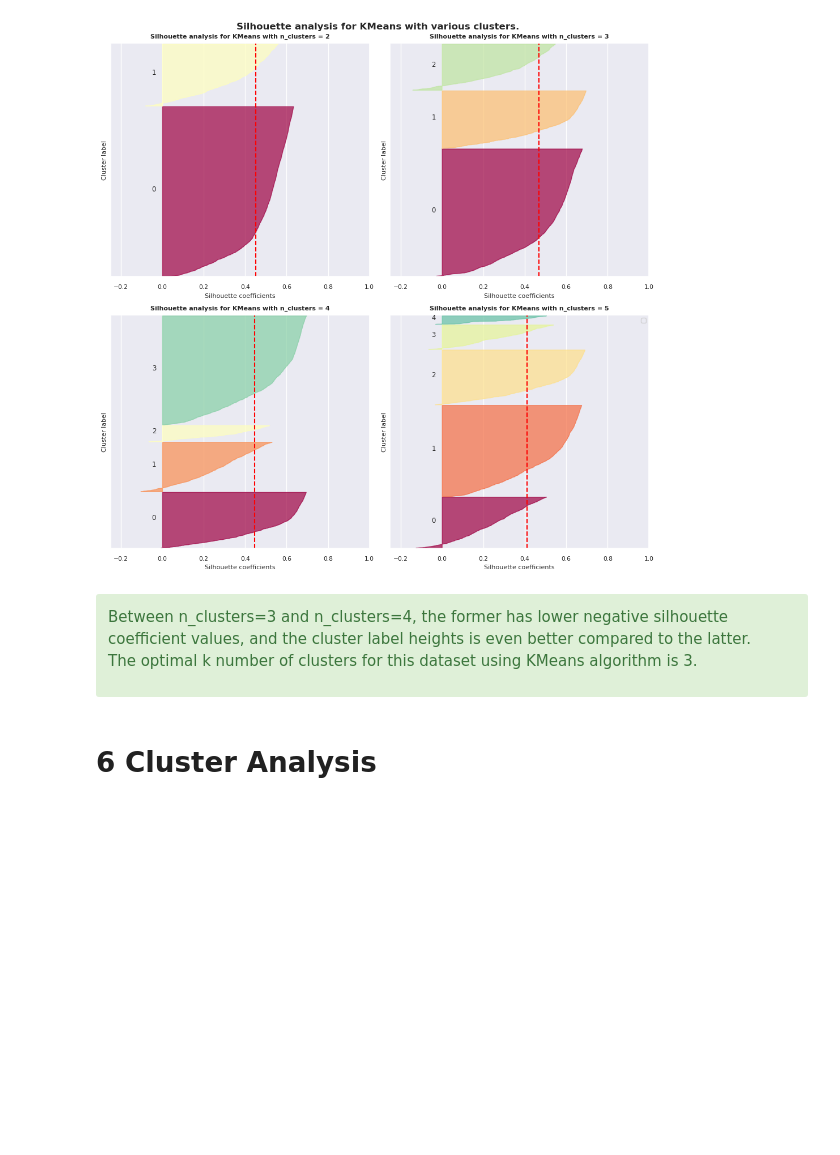
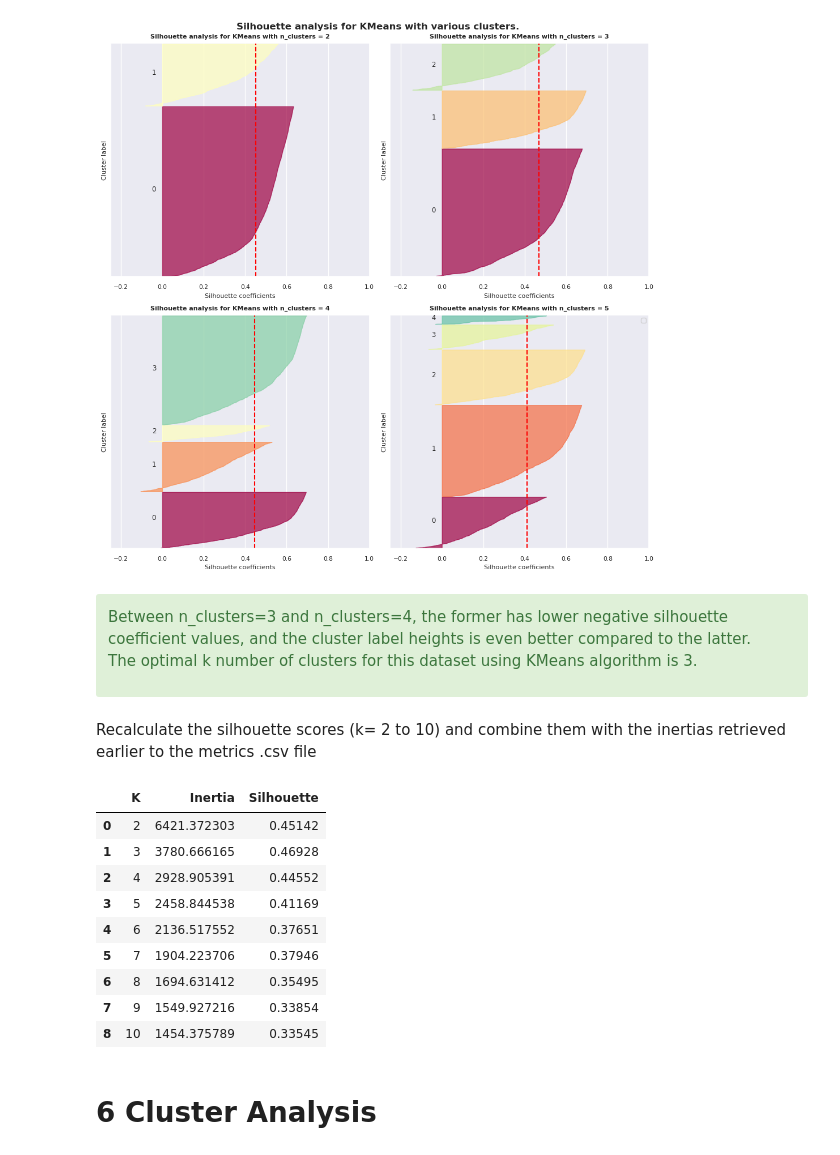
Before and after one commit to ds-edu/DataScienceCapstone_OnlineRetail, a Jupyter notebook: notebooks/CustomerSegmentation.ipynb, the cells around one changed output. Saved outputs shown, nothing was run; the diff lists cells and outputs as text; code cells hidden in the pictures; blank space fills up the shorter version.

Commit message:
Version 1.10: Added metrics and pkl files

```diff
--- a/notebooks/CustomerSegmentation.ipynb
+++ b/notebooks/CustomerSegmentation.ipynb
@@ -1350,8 +1357,11 @@ for k in k_clusters:
 
     inertias[k] = pipeline['kmeans'].inertia_
 
-# Display inertias per k clusters
+# Display inertias and save for metrics csv report later
+eval_inertia = {}
+
 for k in k_clusters:
+    eval_inertia[k] = inertias[k]
     print(f'n_clusters = {k} : {inertias[k]}')
 # %% [output]
 n_clusters = 2 : 6421.372303290034
@@ -1399,8 +1409,8 @@ for i, k in enumerate(k_clusters[0:4]):
     ax1[xctr][yctr].set_xlim([-0.25, 1])
     ax1[xctr][yctr].set_ylim([-1, len(X_scaled) + (k + 1) * 10])
 
-    np.random.seed(random_seed)
-    np.random.default_rng(random_seed)
+    # np.random.seed(random_seed)
+    # np.random.default_rng(random_seed)
     clusterer = KMeans(n_clusters=k,
                        random_state=random_seed,
                        n_init = final_best_params['n_init'],
@@ -1417,6 +1427,7 @@ for i, k in enumerate(k_clusters[0:4]):
     avg_per_k[k] = silhouette_avg
 
     sample_silhouette_values = silhouette_samples(X_scaled, cl_labels)
+
 
     y_lower = 10
     for i in range(k):
@@ -1461,6 +1472,50 @@ Between n_clusters=3 and n_clusters=4, the former has lower negative silhouette
 
 The optimal k number of clusters for this dataset using KMeans algorithm is 3.
 </div>
+# %% [markdown]
+Recalculate the silhouette scores (k= 2 to 10) and combine them with the inertias retrieved earlier to the metrics .csv file
+# %%
+eval_silhouette = {}
+for k in k_clusters:
+    clusterer = KMeans(n_clusters=k,
+            random_state=random_seed,
+            n_init = final_best_params['n_init'],
+            max_iter=final_best_params['max_iter'],
+            init = final_best_params['init'],
+            tol = final_best_params['tol'],
+            algorithm = final_best_params['algorithm'])
+
+    cl_labels = clusterer.fit_predict(X_scaled)
+    silhouette_avg  = silhouette_score(X_scaled, cl_labels)
+    eval_silhouette[k] = round(silhouette_avg,5)
+
+# Inertia Results
+df_eval_inertia = pd.DataFrame(list(eval_inertia.items()) )\
+    .rename(columns = {0:'K', 1:'Inertia'})
+
+# Silhouette scores
+df_eval_silhouette = pd.DataFrame(list(eval_silhouette.items()) )\
+    .rename(columns = {0:'K', 1:'Silhouette'})
+
+# Combine results
+df_eval_metrics = df_eval_inertia.merge(df_eval_silhouette, on='K')
+
+# Save to .csv file
+df_eval_metrics.to_csv('../models/model_evaluation/km_metrics.csv', index=False)
+
+# Display result
+df_eval_metrics
+# %% [output]
+|  | K | Inertia | Silhouette |
+| 0 | 2 | 6421.372303 | 0.45142 |
+| 1 | 3 | 3780.666165 | 0.46928 |
+| 2 | 4 | 2928.905391 | 0.44552 |
+| 3 | 5 | 2458.844538 | 0.41169 |
+| 4 | 6 | 2136.517552 | 0.37651 |
+| 5 | 7 | 1904.223706 | 0.37946 |
+| 6 | 8 | 1694.631412 | 0.35495 |
+| 7 | 9 | 1549.927216 | 0.33854 |
+| 8 | 10 | 1454.375789 | 0.33545 |
 # %% [markdown]
 # 6 Cluster Analysis
 # %% [markdown]
```
Also changed, not shown: parts of 13 cells of this notebook.
